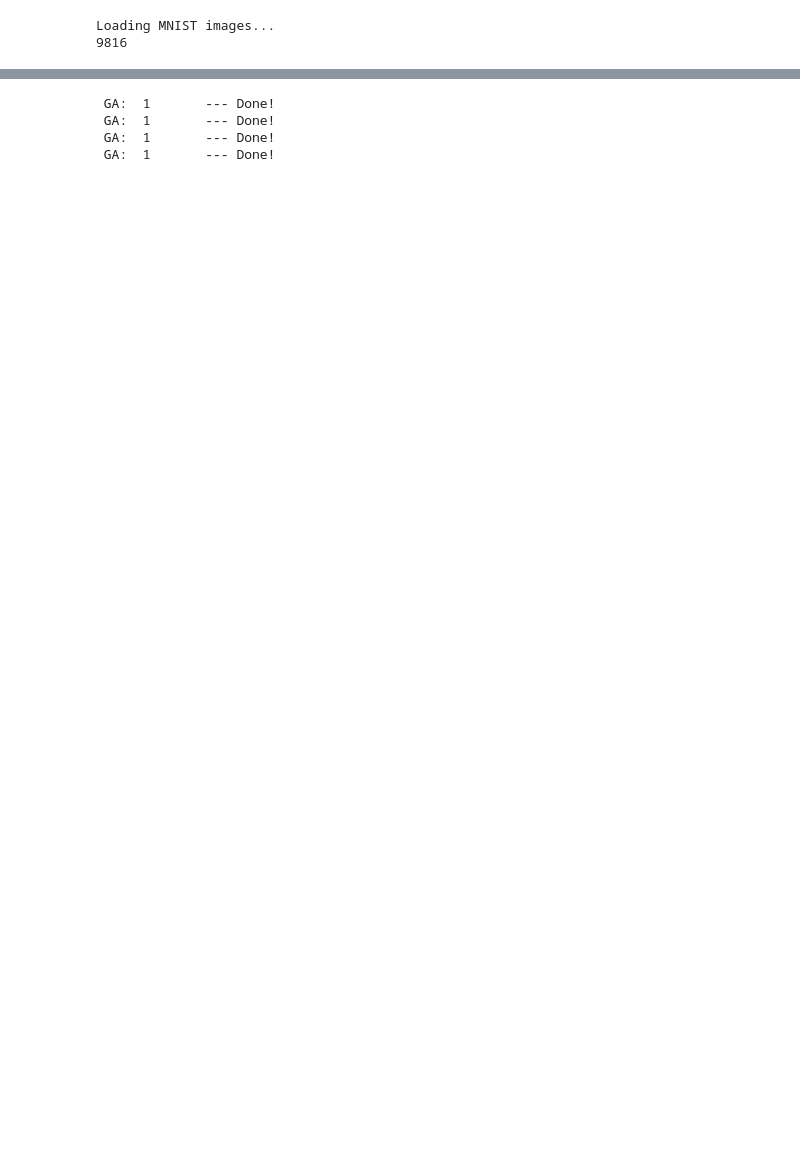
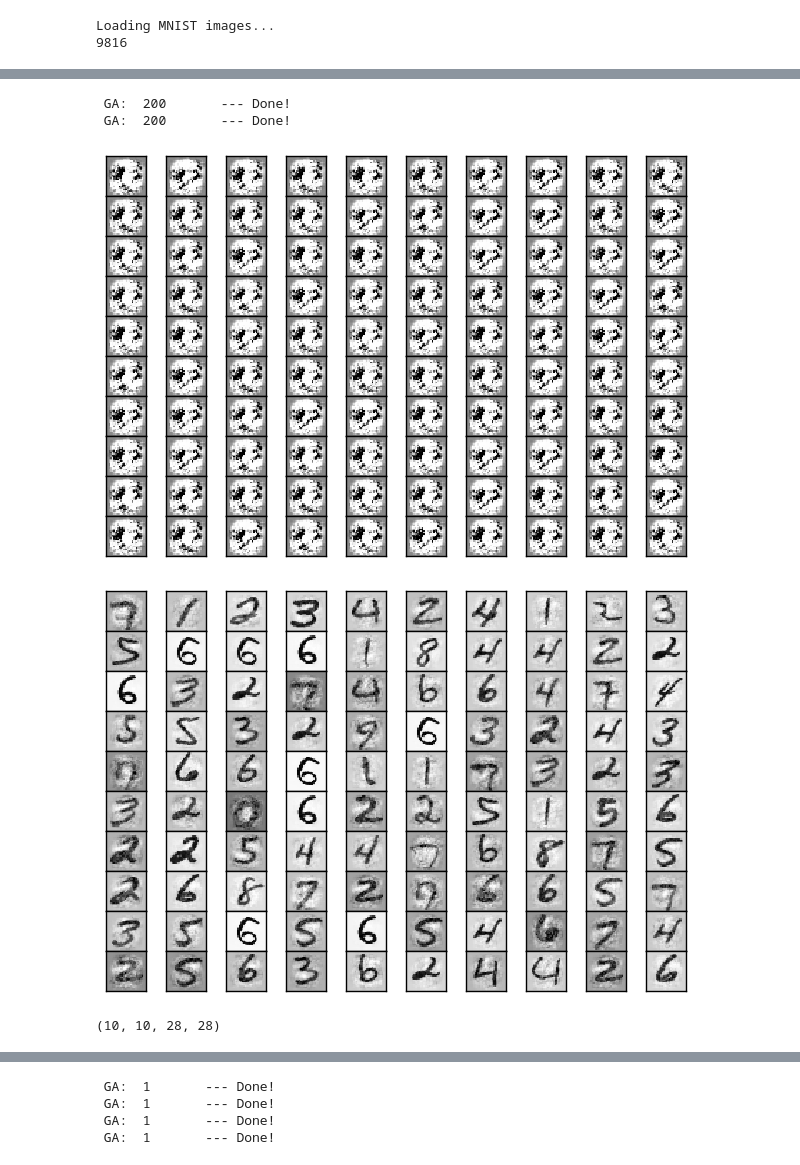
Before and after one commit to botcs/deepscratch, a Jupyter notebook: demo/mnist_test/conv_test_notebook.ipynb, the cells around one changed output, grey strips where cells are left out. Cells and saved outputs as stored; diff of their text form; code cells hidden in the pictures; blank space fills up the shorter version.

```diff
--- a/demo/mnist_test/conv_test_notebook.ipynb
+++ b/demo/mnist_test/conv_test_notebook.ipynb
@@ -116,0 +161,17 @@ imgB = visualise_layer(layer_ind=8, activation_set=ordimg, biased=True, top=10)
+# %%
+e = 200
+
+imgNB= visualise_layer(layer_ind=5, activation_set=train[0][:1000], biased=False, top=1, epoch=e)
+imgB = visualise_layer(layer_ind=5, activation_set=train[0][:1000], biased=True, top=1, epoch=e)
+#imshow(imgB[-1, :100].reshape(10, 10, 28, 28))
+#imshow(imgNB[-1, : 100].reshape(10, 10, 28, 28))
+# %% [output]
+ GA:  200       --- Done!
+ GA:  200       --- Done!
+# %%
+imshow(imgB[-1, :100].reshape(10, 10, 28, 28))
+imshow(imgNB[-2, : 100].reshape(10, 10, 28, 28))
+# %% [output]
+[figure, added]
+[figure, added]
+(10, 10, 28, 28)
```
Also changed, not shown: parts of 16 cells of this notebook, 2 other files.
